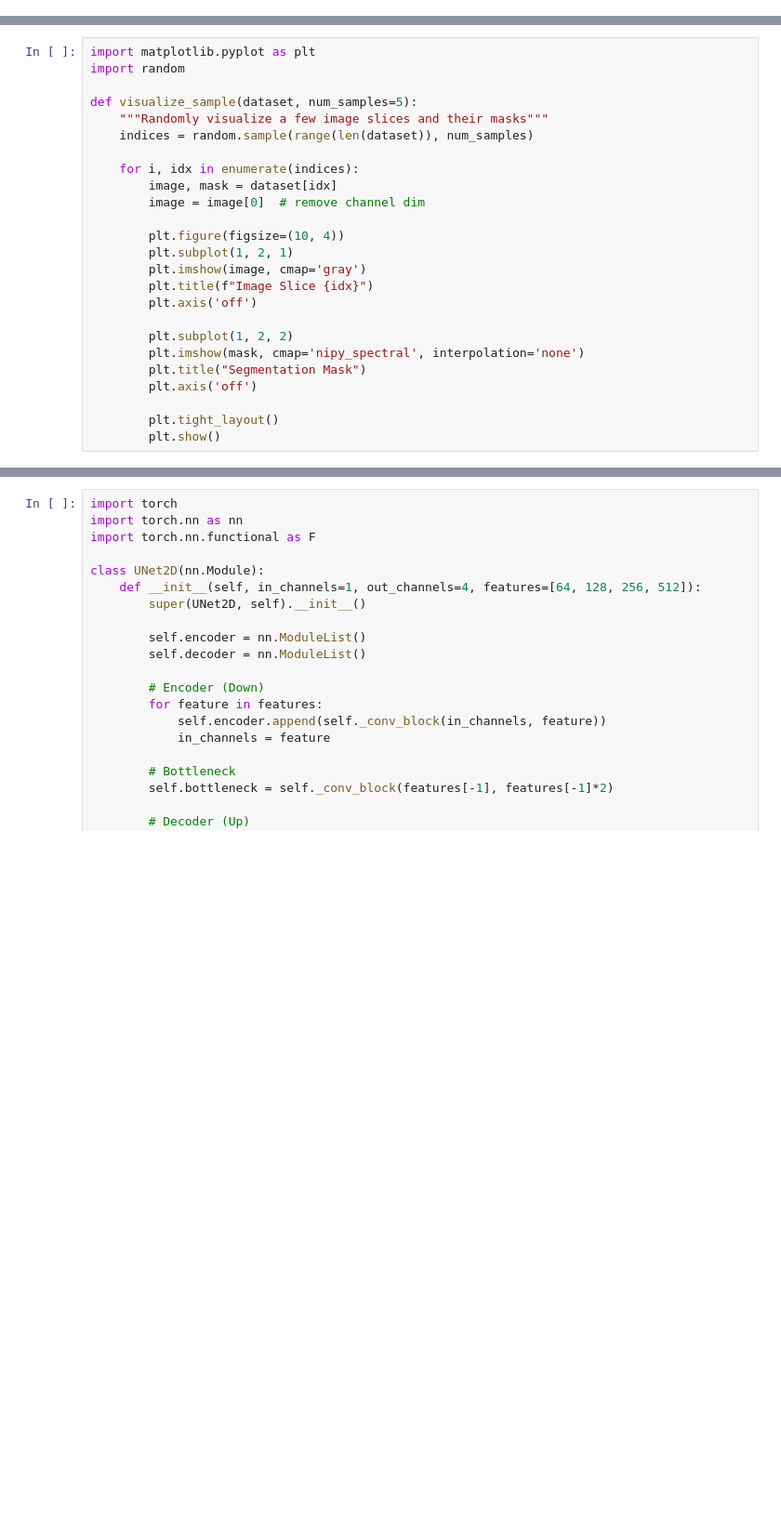
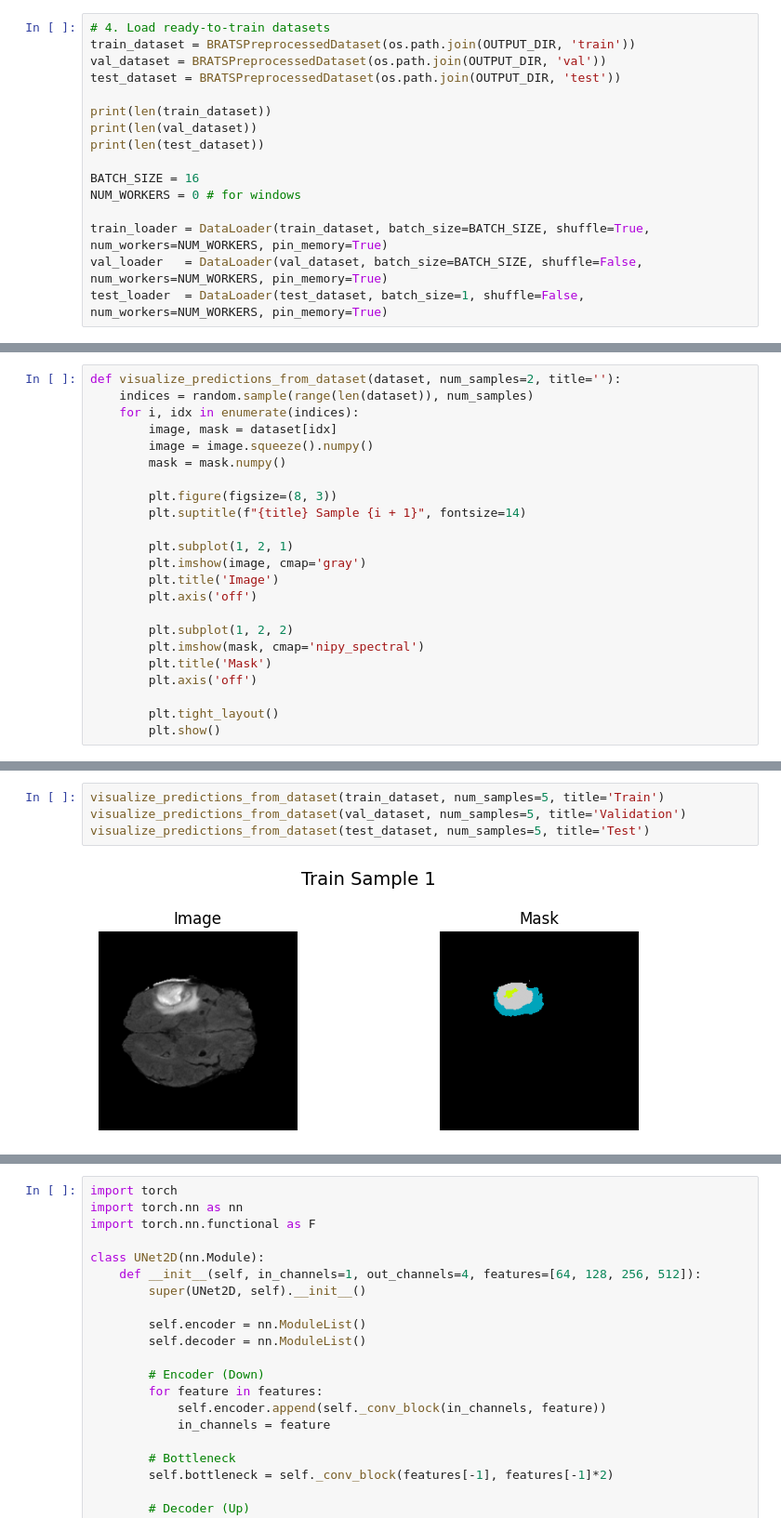
Before and after one commit to AdrianValentinCiu/SegmentationBrainTumour, a Jupyter notebook: BrainTumourClassification.ipynb, the cells around one changed output, grey strips where cells are left out. Shown at 93% size. Drawn from its saved outputs; the diff is of its cells as text; blank space fills up the shorter version.

```diff
--- a/BrainTumourClassification.ipynb
+++ b/BrainTumourClassification.ipynb
@@ -121,0 +107,16 @@ class BRATSSliceDataset(Dataset):
+# %%
+# 4. Load ready-to-train datasets
+train_dataset = BRATSPreprocessedDataset(os.path.join(OUTPUT_DIR, 'train'))
+val_dataset = BRATSPreprocessedDataset(os.path.join(OUTPUT_DIR, 'val'))
+test_dataset = BRATSPreprocessedDataset(os.path.join(OUTPUT_DIR, 'test'))
+
+print(len(train_dataset))
+print(len(val_dataset))
+print(len(test_dataset))
+
+BATCH_SIZE = 16
+NUM_WORKERS = 0 # for windows
+
+train_loader = DataLoader(train_dataset, batch_size=BATCH_SIZE, shuffle=True, num_workers=NUM_WORKERS, pin_memory=True)
+val_loader   = DataLoader(val_dataset, batch_size=BATCH_SIZE, shuffle=False, num_workers=NUM_WORKERS, pin_memory=True)
+test_loader  = DataLoader(test_dataset, batch_size=1, shuffle=False, num_workers=NUM_WORKERS, pin_memory=True)
@@ -122,24 +127,22 @@ class BRATSSliceDataset(Dataset):
 # %%
-import matplotlib.pyplot as plt
-import random
-
-def visualize_sample(dataset, num_samples=5):
-    """Randomly visualize a few image slices and their masks"""
+def visualize_predictions_from_dataset(dataset, num_samples=2, title=''):
     indices = random.sample(range(len(dataset)), num_samples)
-
     for i, idx in enumerate(indices):
         image, mask = dataset[idx]
-        image = image[0]  # remove channel dim
+        image = image.squeeze().numpy()
+        mask = mask.numpy()
 
-        plt.figure(figsize=(10, 4))
+        plt.figure(figsize=(8, 3))
+        plt.suptitle(f"{title} Sample {i + 1}", fontsize=14)
+
         plt.subplot(1, 2, 1)
         plt.imshow(image, cmap='gray')
-        plt.title(f"Image Slice {idx}")
+        plt.title('Image')
         plt.axis('off')
 
         plt.subplot(1, 2, 2)
-        plt.imshow(mask, cmap='nipy_spectral', interpolation='none')
-        plt.title("Segmentation Mask")
+        plt.imshow(mask, cmap='nipy_spectral')
+        plt.title('Mask')
         plt.axis('off')
 
         plt.tight_layout()
@@ -185,0 +150,6 @@ visualize_sample(dataset, num_samples=10)
+# %%
+visualize_predictions_from_dataset(train_dataset, num_samples=5, title='Train')
+visualize_predictions_from_dataset(val_dataset, num_samples=5, title='Validation')
+visualize_predictions_from_dataset(test_dataset, num_samples=5, title='Test')
+# %% [output]
+[figure, added]
```
Also changed, not shown: parts of 38 cells of this notebook, 1 other file.
